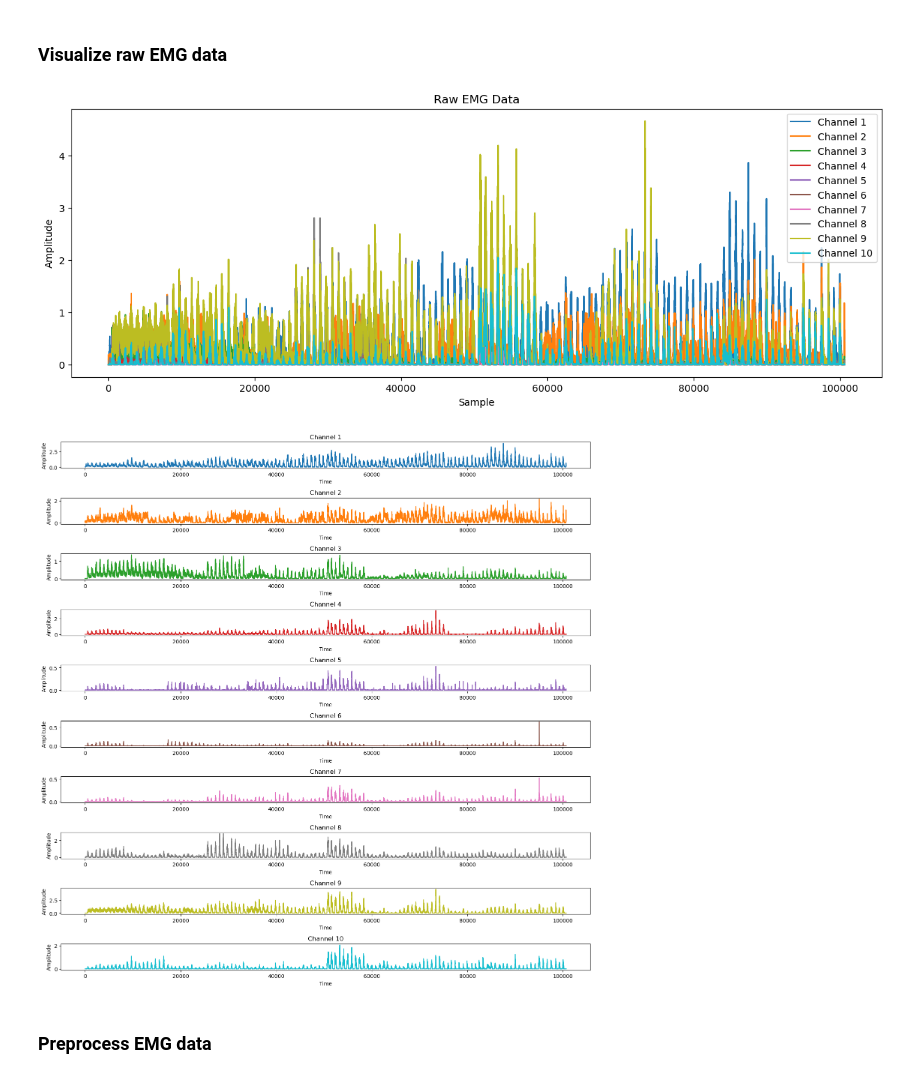
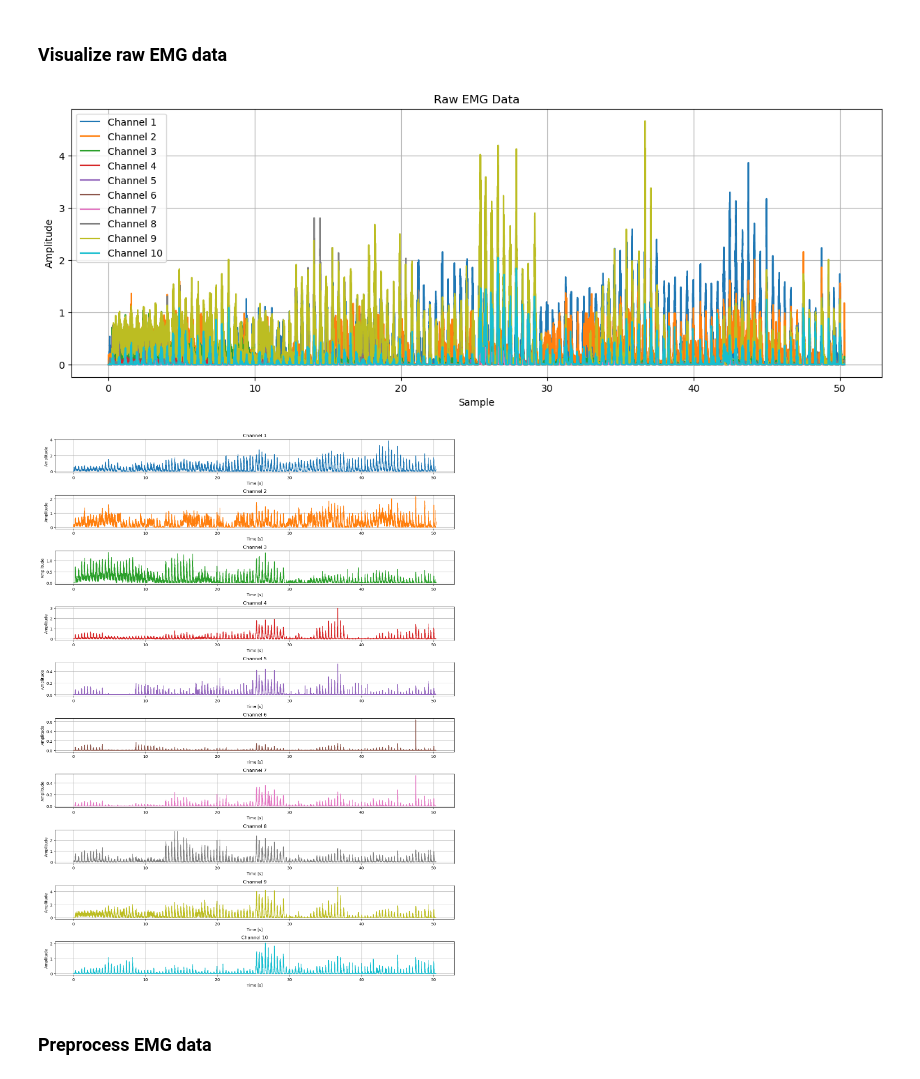
Before and after one commit to MetthewB/NSSP_Project2, a Jupyter notebook: scripts/main.ipynb, the cells around one changed output. Cells and saved outputs as stored; diff of their text form; code cells hidden in the pictures.

```diff
--- a/scripts/main.ipynb
+++ b/scripts/main.ipynb
@@ -56,34 +77,35 @@ Labels shape: (100686, 1)
 # %% [markdown]
 ### Visualize raw EMG data
 # %%
-# Visualize Raw EMG Data
-
-# Define a color map
-colors = plt.cm.get_cmap('tab10', data.shape[1])
-num_channels = data.shape[1]
+colors = plt.cm.get_cmap('tab10', emg.shape[1]) # Define a color map
+num_channels = emg.shape[1] # Number of channels
+fs = 2000 # Sampling frequency
+time_steps = np.arange(0,emg.shape[0]/fs, 1/fs) # Time vector for plotting
 
 # Plot all channels in a single plot
 plt.figure(figsize=(15, 5))
 for i in range(num_channels):
-    plt.plot(data[:, i], label=f'Channel {i+1}', color=colors(i))
+    plt.plot(time_steps, emg[:, i], label=f'Channel {i+1}', color=colors(i))
 plt.title('Raw EMG Data')
 plt.xlabel('Sample')
 plt.ylabel('Amplitude')
-plt.legend(loc='upper right')
+plt.legend(loc='upper left')
+plt.grid()
 plt.show()
 
 # Plot each channel in a separate subplot
-plt.figure(figsize=(15, 15))
+plt.figure(figsize=(15, 20))
 for i in range(num_channels):
     plt.subplot(num_channels, 1, i + 1)
-    plt.plot(data[:, i], color=colors(i))
+    plt.plot(time_steps, emg[:, i], color=colors(i))
     plt.title(f'Channel {i + 1}')
-    plt.xlabel('Time')
+    plt.xlabel("Time [s]")
     plt.ylabel('Amplitude')
+    plt.grid()
 plt.tight_layout()
 plt.show()
 # %% [output]
-[figure, old version]
+[figure, new version]
-[figure, old version]
+[figure, new version]
 # %% [markdown]
 ### Preprocess EMG data
```
Also changed, not shown: parts of 34 cells of this notebook, 2 other files.
